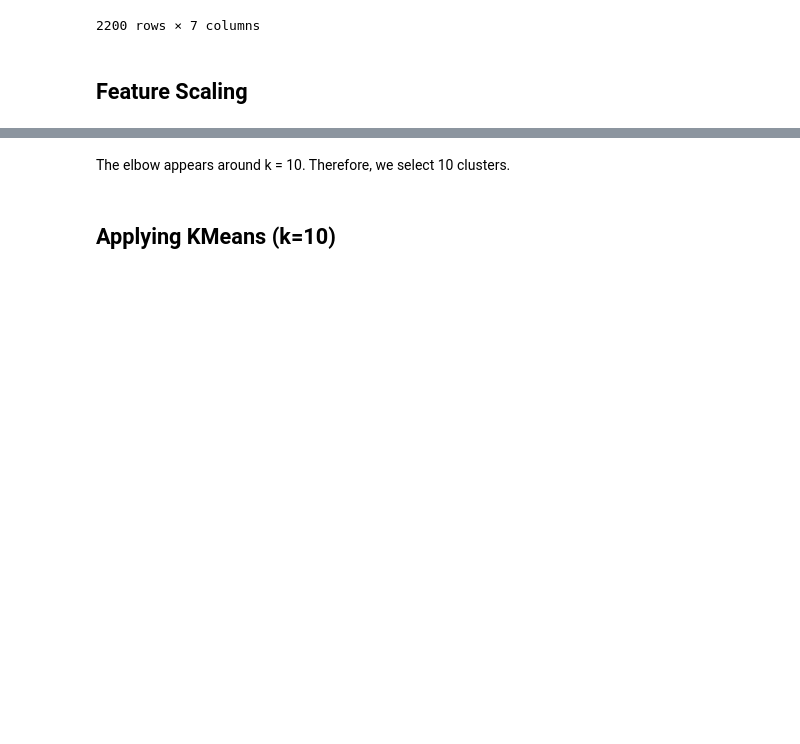
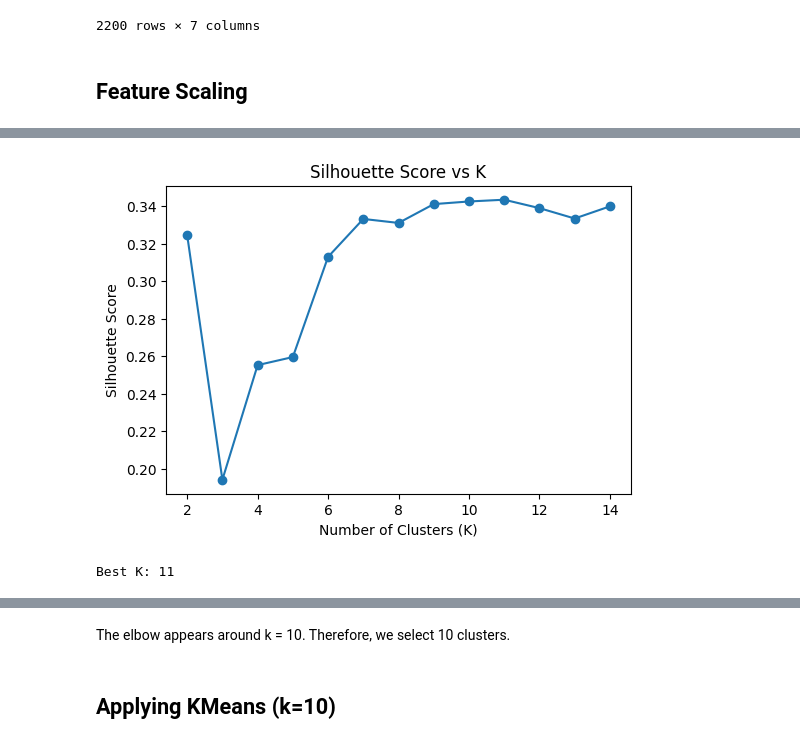
Before and after one commit to bhardwajamrit7/Crop_Advisory_system, a Jupyter notebook: notebooks/Crop_Clustering_Analysis.ipynb, the cells around one changed output, grey strips where cells are left out. Cells and saved outputs as stored; diff of their text form; code cells hidden in the pictures; blank space fills up the shorter version.

```diff
--- a/notebooks/Crop_Clustering_Analysis.ipynb
+++ b/notebooks/Crop_Clustering_Analysis.ipynb
@@ -77,3 +108,17 @@ X_scaled = scaler.fit_transform(X)
+# %%
+plt.figure(figsize=(6,4))
+plt.plot(range(2,15), sil_scores, marker='o')
+plt.title("Silhouette Score vs K")
+plt.xlabel("Number of Clusters (K)")
+plt.ylabel("Silhouette Score")
+plt.show()
+# %% [output]
+[figure, added]
+# %%
+best_k = range(2,15)[np.argmax(sil_scores)]
+print("Best K:", best_k)
+# %% [output]
+Best K: 11
 # %%
 ## Elbow Method
 
```
Also changed, not shown: parts of 25 cells of this notebook, 1 other file.
